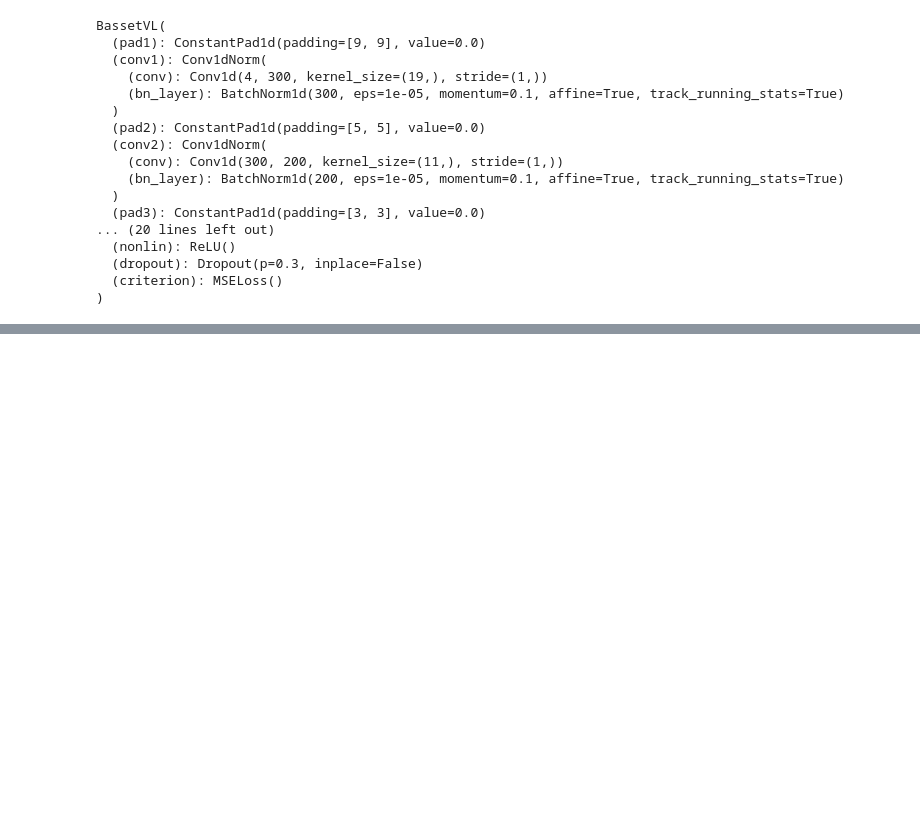
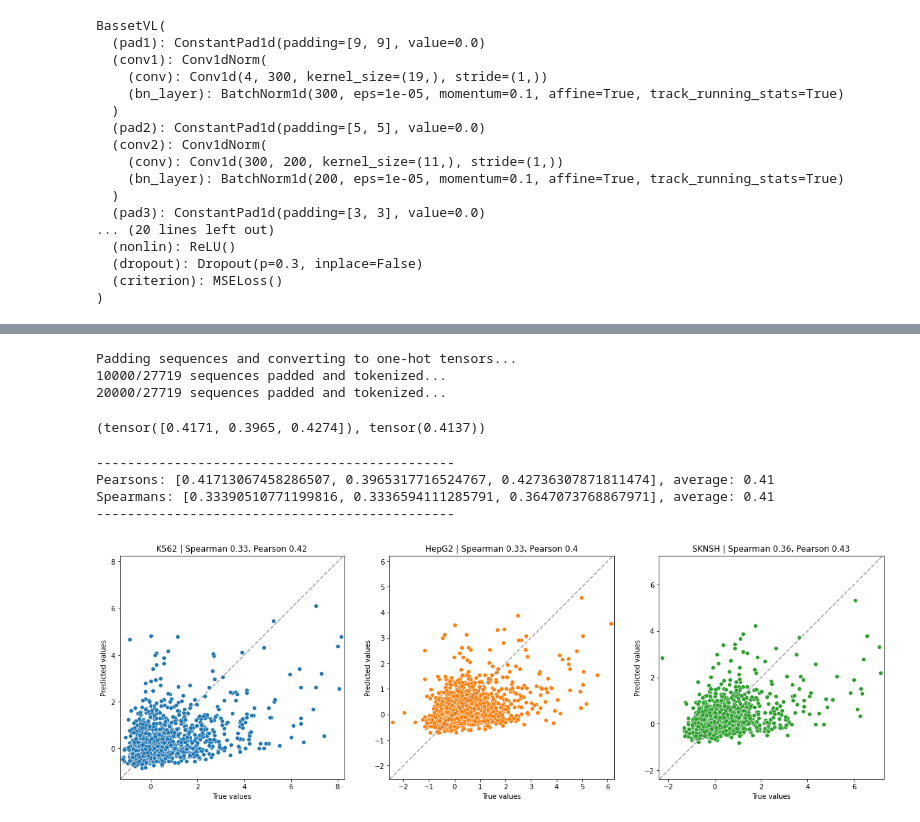
Before and after one commit to sjgosai/boda2, a Jupyter notebook: analysis/SG004__AIPU_setup/load_stashed_models.ipynb, the cells around one changed output, grey strips where cells are left out. Drawn from its saved outputs; the diff is of its cells as text; code cells hidden in the pictures; blank space fills up the shorter version.

Commit message:
updates to model loads

```diff
--- a/analysis/SG004__AIPU_setup/load_stashed_models.ipynb
+++ b/analysis/SG004__AIPU_setup/load_stashed_models.ipynb
@@ -56,0 +171,40 @@ tensor([[-0.0318, -0.1939, -0.1011],
+# %%
+datamodule = boda.data.BODA2_DataModule(datafile_path='gs://syrgoth/data/BODA.MPRA.txt',
+                     sequence_column='nt.sequence',
+                     activity_columns=['K562', 'HepG2.neon', 'SKNSH'],
+                     valid_pct=5,
+                     test_pct=5,
+                     batch_size=32,
+                     padded_seq_len=600,
+                     num_workers=1)
+datamodule.setup()
+# %% [output]
+Padding sequences and converting to one-hot tensors...
+10000/27719 sequences padded and tokenized...
+20000/27719 sequences padded and tokenized...
+# %%
+val_loader = datamodule.val_dataloader()
+# %%
+val_res = []
+for batch in val_loader:
+    val_res.append( [my_model(batch[0].cuda()).cpu().detach(), batch[1]] )
+
+res = []
+for value in zip(*val_res):
+    res.append( torch.cat(value,dim=0) )
+
+preds, labs = res
+del val_res
+del res
+# %%
+boda.graph.utils.Pearson_correlation(labs, preds)
+# %% [output]
+(tensor([0.4171, 0.3965, 0.4274]), tensor(0.4137))
+# %%
+get_scatterplots(labs, preds)
+# %% [output]
+----------------------------------------------
+Pearsons: [0.41713067458286507, 0.3965317716524767, 0.42736307871811474], average: 0.41
+Spearmans: [0.33390510771199816, 0.3336594111285791, 0.3647073768867971], average: 0.41
+----------------------------------------------
+[figure, added]
```
Also changed, not shown: parts of 7 cells of this notebook, 2 other files.
